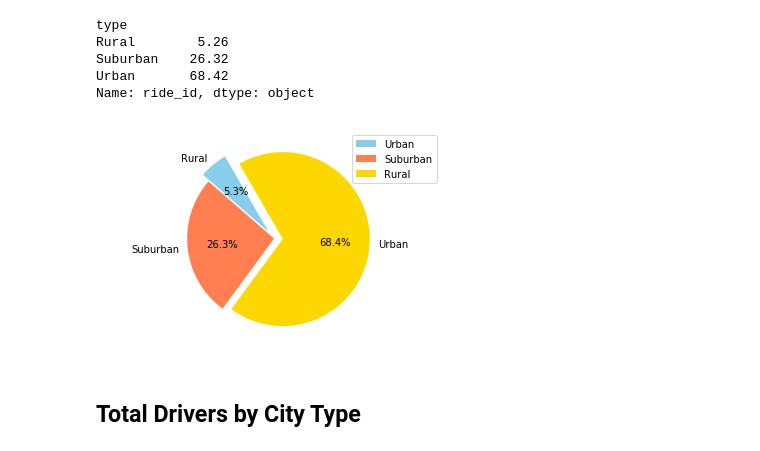
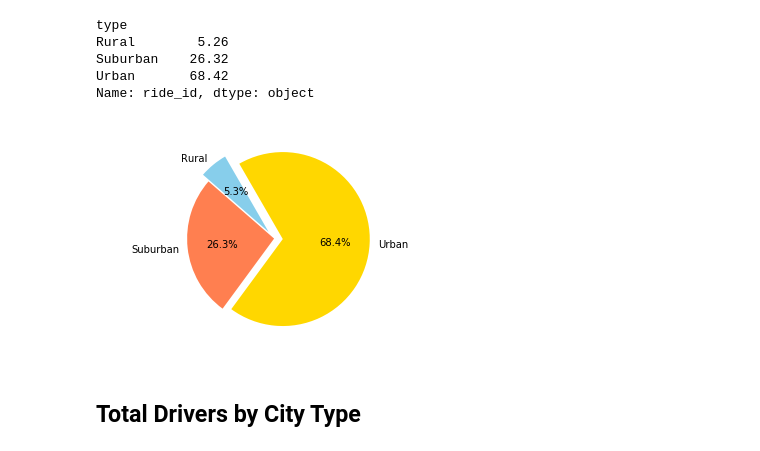
Before and after one commit to guptamadhulika01/RideShareAnalytics, a Jupyter notebook: pyber_starter.ipynb, the cells around one changed output. Cells and saved outputs as stored; diff of their text form; code cells hidden in the pictures.

```diff
--- a/pyber_starter.ipynb
+++ b/pyber_starter.ipynb
@@ -215,13 +217,13 @@ Name: ride_id, dtype: object
 # %%
 colors = ["skyblue","coral","gold"]
 labels = ["Rural", "Suburban", "Urban"]
 explode = [.1,0,.1]
 plt.axis("equal")
 plt.pie(RideCountPercentageByCity, explode=explode, labels=labels, colors=colors, autopct="%1.1f%%", shadow=False, startangle=120)
-plt.legend(cityDatauniquetype)
+
 plt.savefig("../CityWiseRideCountPercentageData.png")
 # %% [output]
-[figure, old version]
+[figure, new version]
 # %% [markdown]
 ## Total Drivers by City Type
 # %%
```
Also changed, not shown: parts of 7 cells of this notebook, 3 other files.
